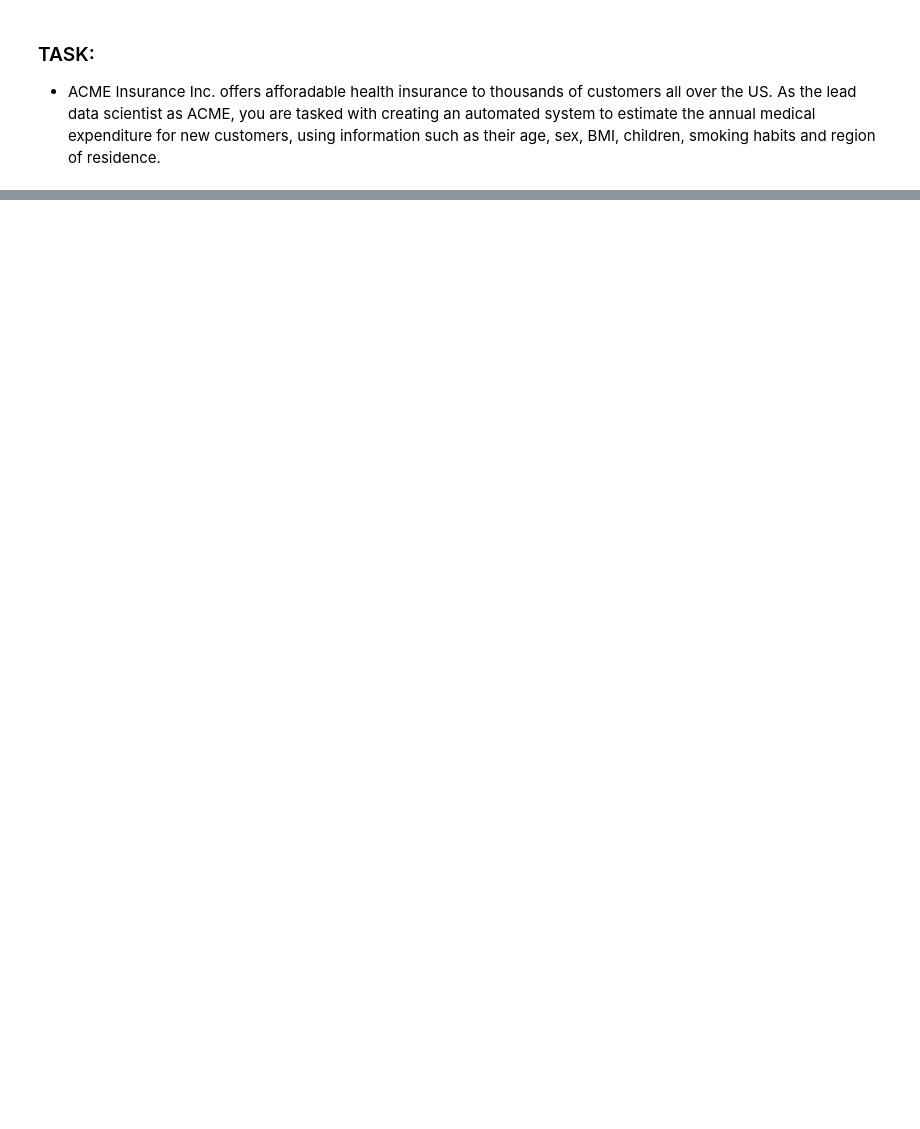
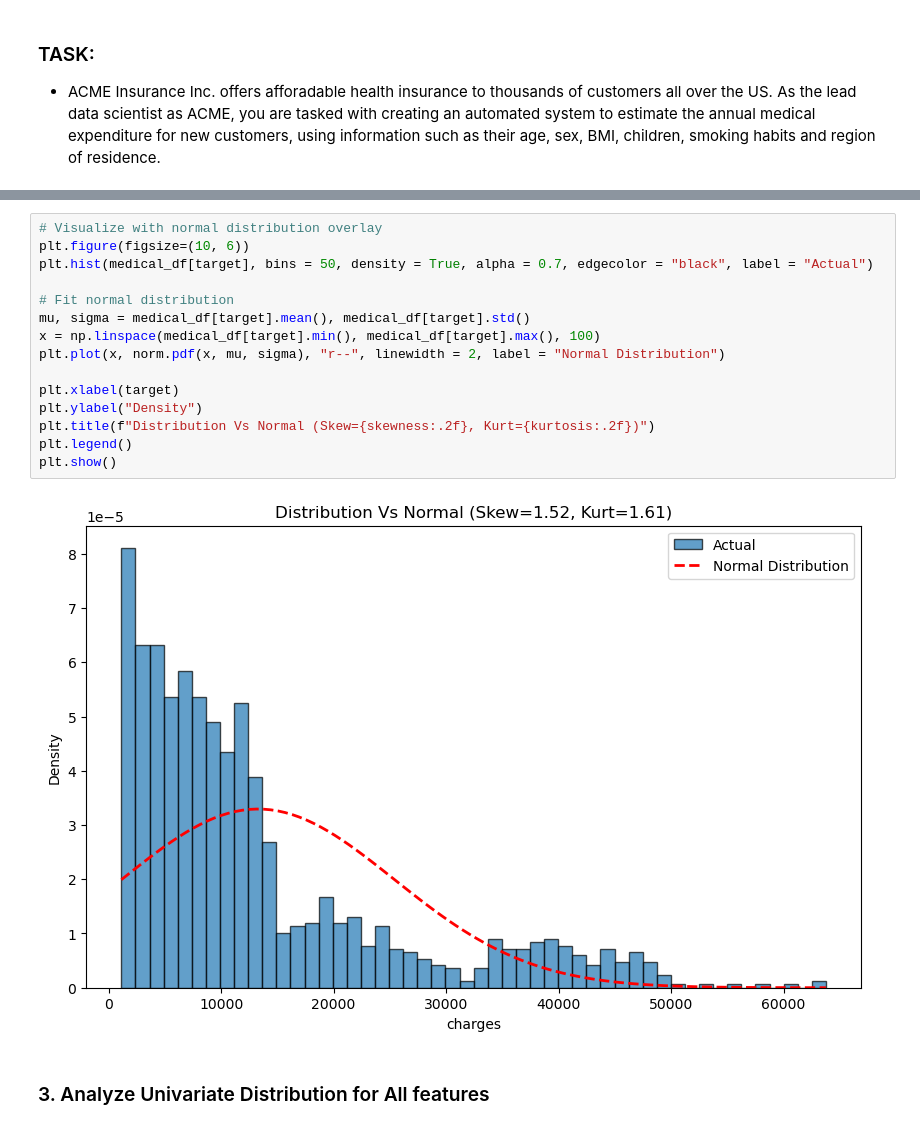
Before and after one commit to the-liyanage/applied-machine-learning, a Jupyter notebook: regression/medical-expense-prediction/medical_expense_prediction.ipynb, the cells around one changed output, grey strips where cells are left out. Drawn from its saved outputs; the diff is of its cells as text; blank space fills up the shorter version.

Commit message:
Check skewness

```diff
--- a/regression/medical-expense-prediction/medical_expense_prediction.ipynb
+++ b/regression/medical-expense-prediction/medical_expense_prediction.ipynb
@@ -26,0 +129,19 @@ medical_df
+# %%
+# Visualize with normal distribution overlay
+plt.figure(figsize=(10, 6))
+plt.hist(medical_df[target], bins = 50, density = True, alpha = 0.7, edgecolor = "black", label = "Actual")
+
+# Fit normal distribution
+mu, sigma = medical_df[target].mean(), medical_df[target].std()
+x = np.linspace(medical_df[target].min(), medical_df[target].max(), 100)
+plt.plot(x, norm.pdf(x, mu, sigma), "r--", linewidth = 2, label = "Normal Distribution")
+
+plt.xlabel(target)
+plt.ylabel("Density")
+plt.title(f"Distribution Vs Normal (Skew={skewness:.2f}, Kurt={kurtosis:.2f})")
+plt.legend()
+plt.show()
+# %% [output]
+[figure, added]
+# %% [markdown]
+### 3. Analyze Univariate Distribution for All features
```
Also changed, not shown: parts of 17 cells of this notebook.
